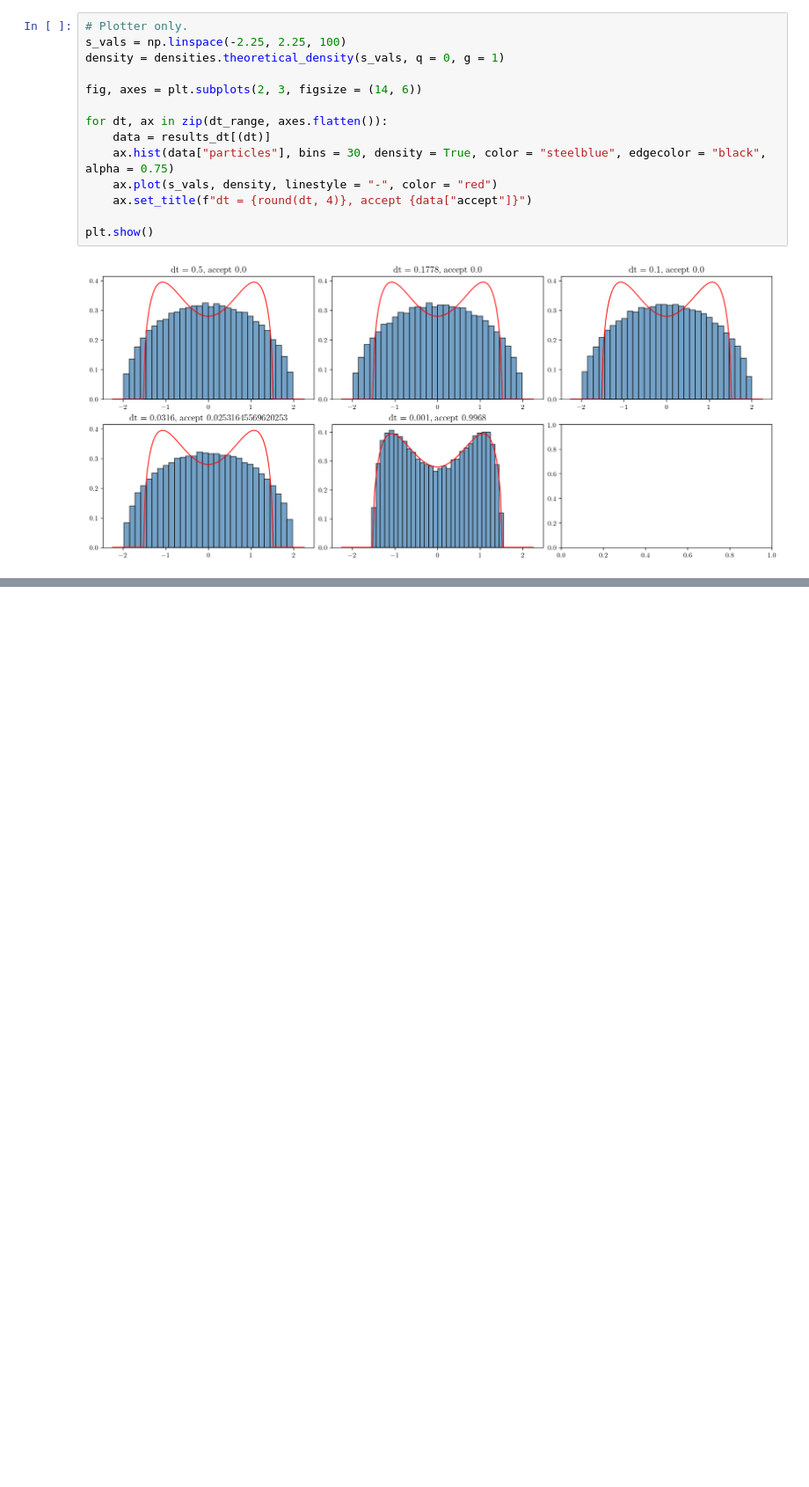
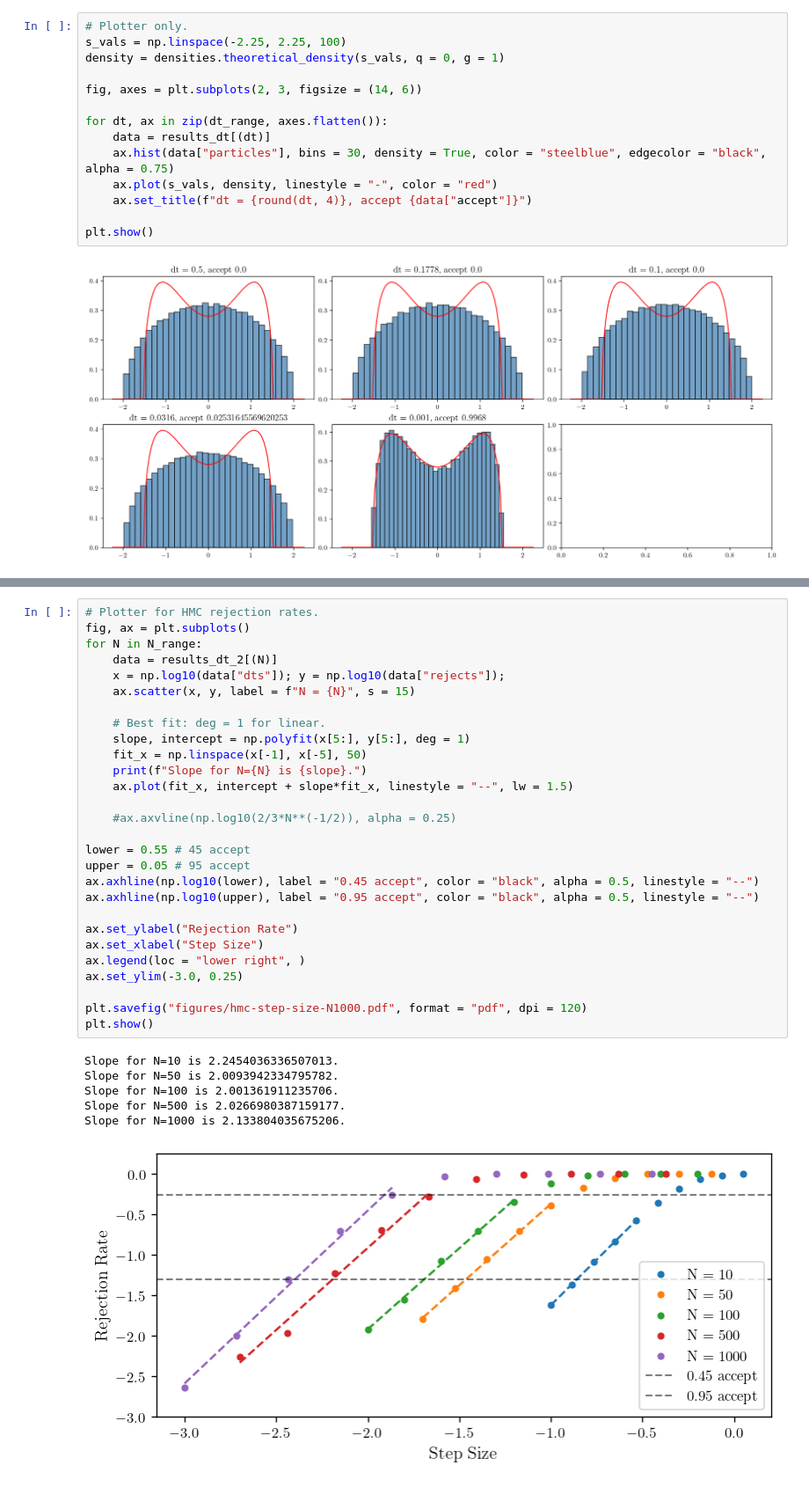
Before and after one commit to fredwdickinson/dissertation, a Jupyter notebook: code/main.ipynb, the cells around one changed output, grey strips where cells are left out. Shown at 88% size. Drawn from its saved outputs; the diff is of its cells as text; blank space fills up the shorter version.

Commit message:
longer hmc-step size experiments

```diff
--- a/code/main.ipynb
+++ b/code/main.ipynb
@@ -750,0 +792,35 @@ plt.show()
+# %%
+# Plotter for HMC rejection rates.
+fig, ax = plt.subplots()
+for N in N_range:
+    data = results_dt_2[(N)]
+    x = np.log10(data["dts"]); y = np.log10(data["rejects"]);
+    ax.scatter(x, y, label = f"N = {N}", s = 15)
+
+    # Best fit: deg = 1 for linear.
+    slope, intercept = np.polyfit(x[5:], y[5:], deg = 1)
+    fit_x = np.linspace(x[-1], x[-5], 50)
+    print(f"Slope for N={N} is {slope}.")
+    ax.plot(fit_x, intercept + slope*fit_x, linestyle = "--", lw = 1.5)
+
+    #ax.axvline(np.log10(2/3*N**(-1/2)), alpha = 0.25)
+
+lower = 0.55 # 45 accept
+upper = 0.05 # 95 accept
+ax.axhline(np.log10(lower), label = "0.45 accept", color = "black", alpha = 0.5, linestyle = "--")
+ax.axhline(np.log10(upper), label = "0.95 accept", color = "black", alpha = 0.5, linestyle = "--")
+
+ax.set_ylabel("Rejection Rate")
+ax.set_xlabel("Step Size")
+ax.legend(loc = "lower right", )
+ax.set_ylim(-3.0, 0.25)
+
+plt.savefig("figures/hmc-step-size-N1000.pdf", format = "pdf", dpi = 120)
+plt.show()
+# %% [output]
+Slope for N=10 is 2.2454036336507013.
+Slope for N=50 is 2.0093942334795782.
+Slope for N=100 is 2.001361911235706.
+Slope for N=500 is 2.0266980387159177.
+Slope for N=1000 is 2.133804035675206.
+[figure, added]
```
Also changed, not shown: parts of 3 cells of this notebook.
